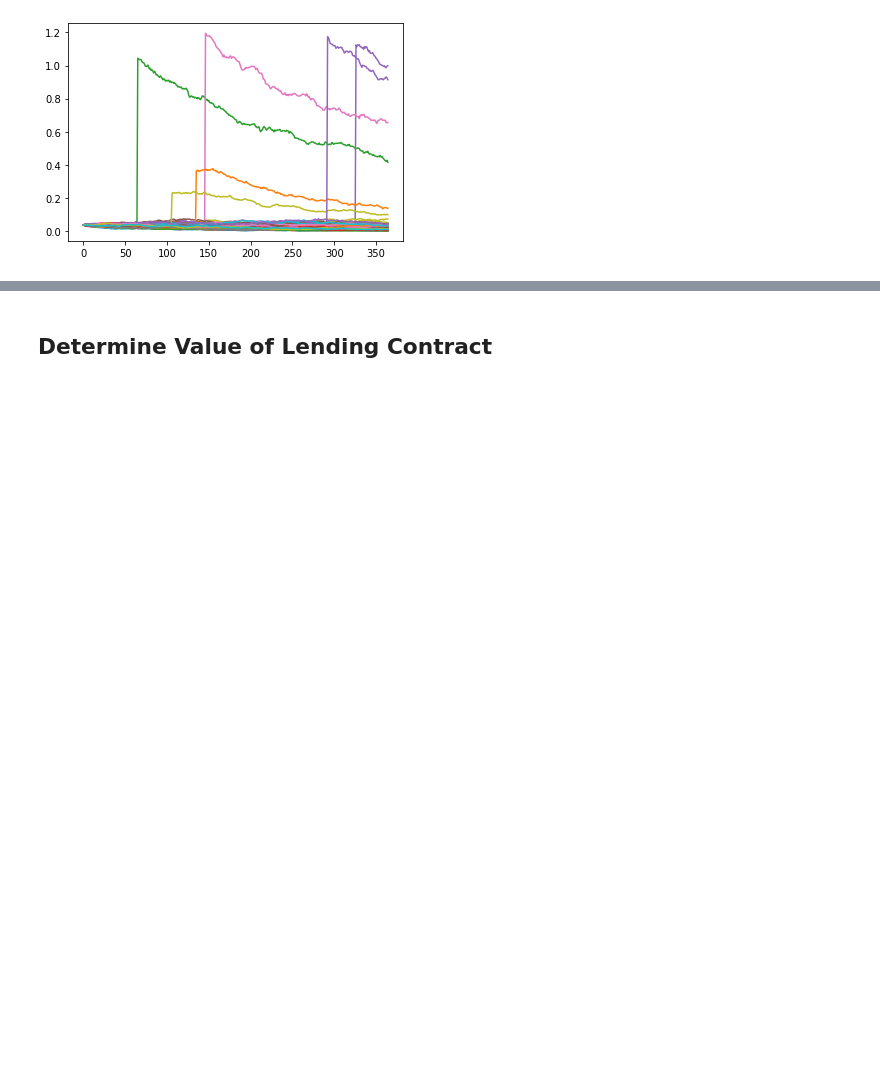
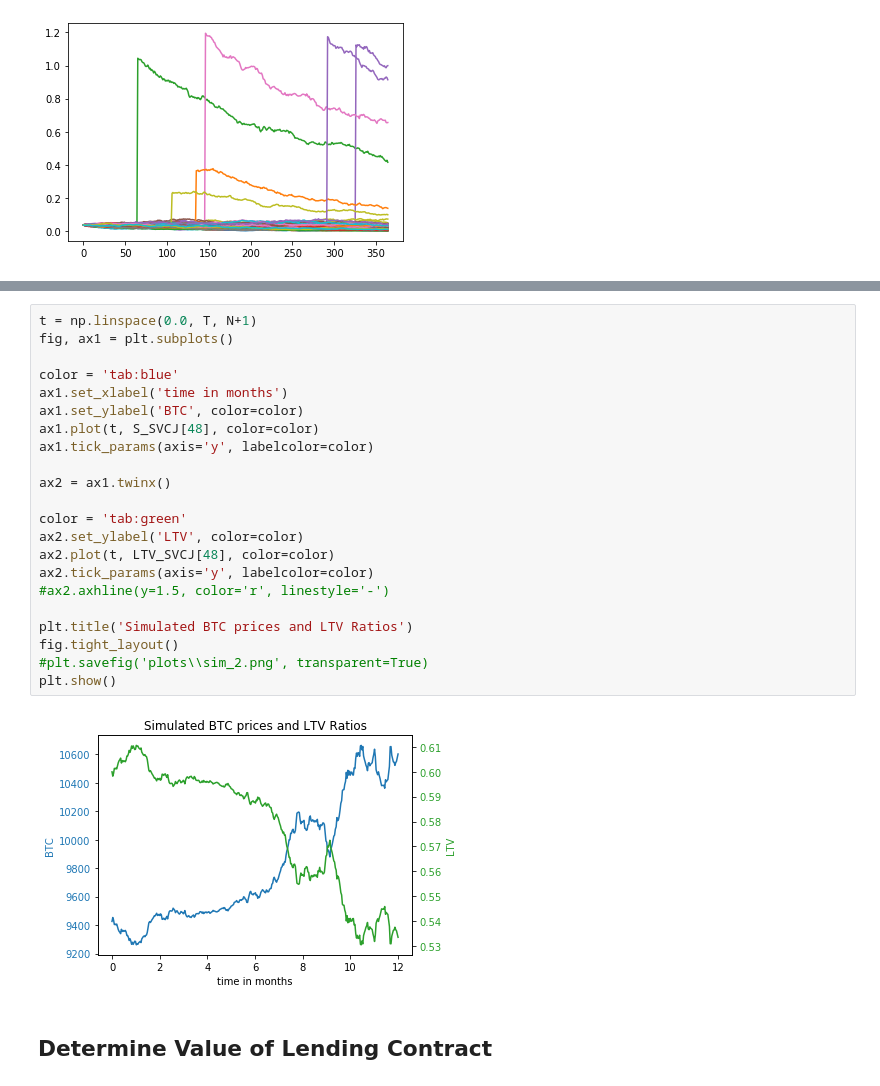
Before and after one commit to francisliu2/p2p_lending_valuation, a Jupyter notebook: DEDA_p2p-Copy1.ipynb, the cells around one changed output, grey strips where cells are left out. Drawn from its saved outputs; the diff is of its cells as text; blank space fills up the shorter version.

```diff
--- a/DEDA_p2p-Copy1.ipynb
+++ b/DEDA_p2p-Copy1.ipynb
@@ -328,3 +355,27 @@ for k in range(100):
+# %%
+t = np.linspace(0.0, T, N+1)
+fig, ax1 = plt.subplots()
+
+color = 'tab:blue'
+ax1.set_xlabel('time in months')
+ax1.set_ylabel('BTC', color=color)
+ax1.plot(t, S_SVCJ[48], color=color)
+ax1.tick_params(axis='y', labelcolor=color)
+
+ax2 = ax1.twinx()
+
+color = 'tab:green'
+ax2.set_ylabel('LTV', color=color)
+ax2.plot(t, LTV_SVCJ[48], color=color)
+ax2.tick_params(axis='y', labelcolor=color)
+#ax2.axhline(y=1.5, color='r', linestyle='-')
+
+plt.title('Simulated BTC prices and LTV Ratios')
+fig.tight_layout()
+#plt.savefig('plots\\sim_2.png', transparent=True)
+plt.show()
+# %% [output]
+[figure, added]
 # %% [markdown]
 ## Determine Value of Lending Contract
 # %%
```
Also changed, not shown: parts of 11 cells of this notebook.
